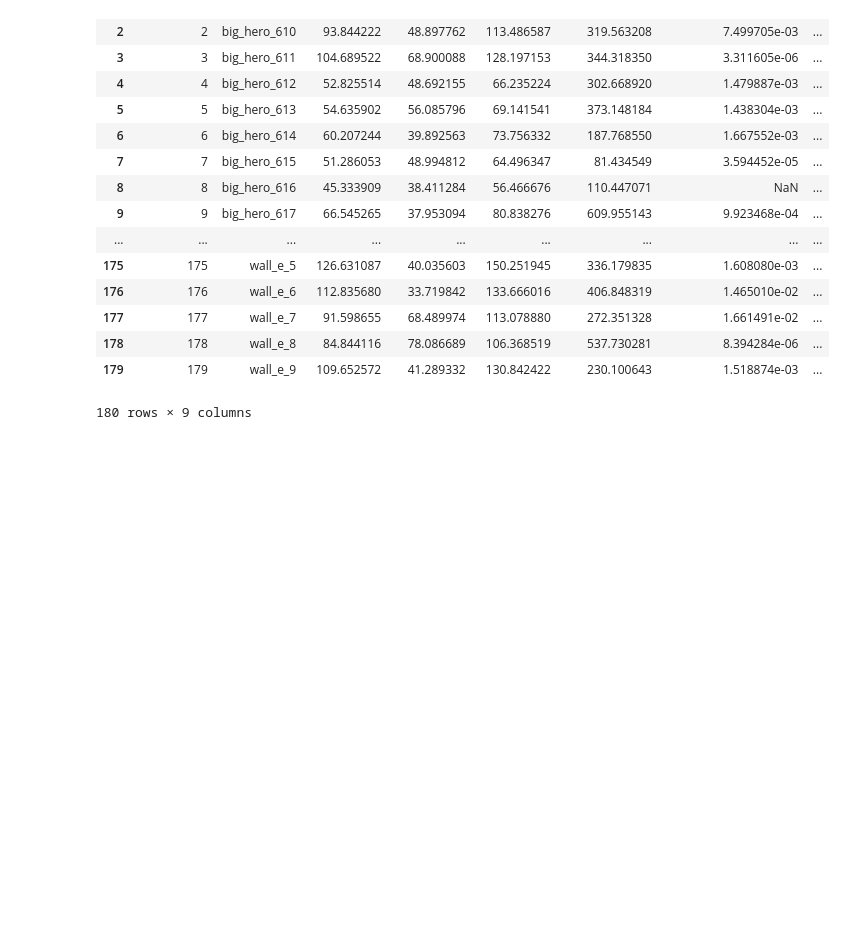
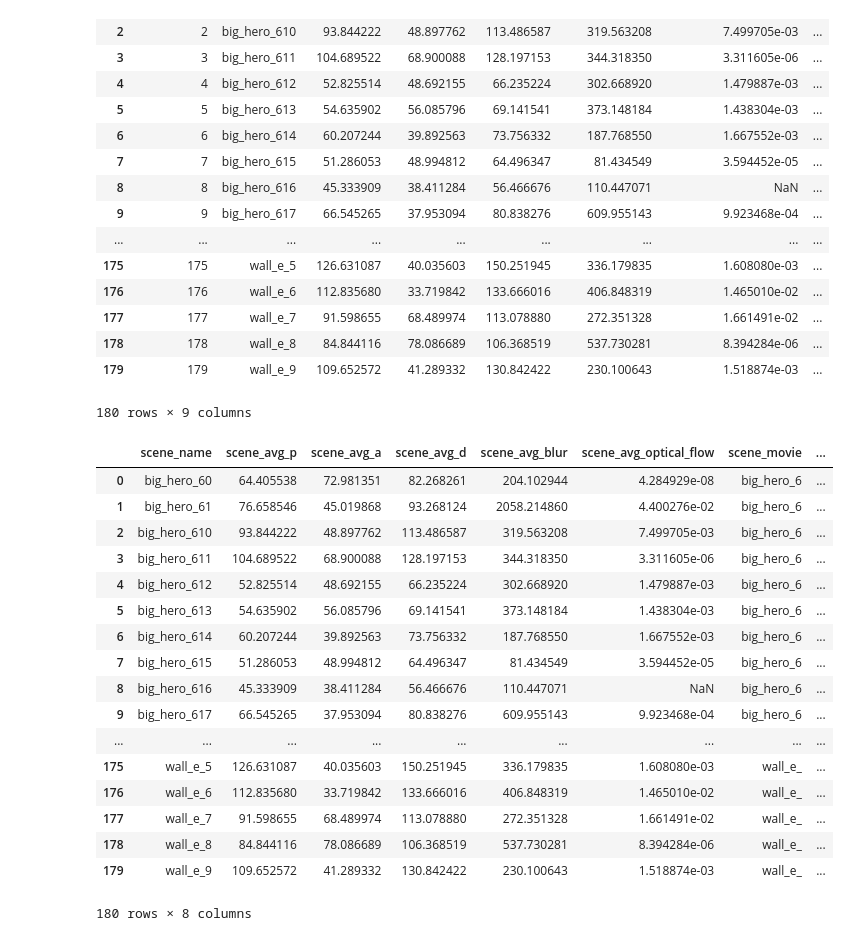
Before and after one commit to ucsd-dsc-arts/dsc160-midterm-group13, a Jupyter notebook: code/notebooks/model trained on outside data.ipynb, the cells around one changed output. Saved outputs shown, nothing was run; the diff lists cells and outputs as text; code cells hidden in the pictures; blank space fills up the shorter version.

Commit message:
clean

```diff
--- a/code/notebooks/model trained on outside data.ipynb
+++ b/code/notebooks/model trained on outside data.ipynb
@@ -137,3 +137,26 @@ temp
 | 178 | 178 | wall_e_8 | 84.844116 | 78.086689 | 106.368519 | 537.730281 | 8.394284e-06 | ... |
 | 179 | 179 | wall_e_9 | 109.652572 | 41.289332 | 130.842422 | 230.100643 | 1.518874e-03 | ... |
 180 rows × 9 columns
+# %%
+df = pd.read_csv('clean_df.csv')
+# %%
+df
+# %% [output]
+|  | scene_name | scene_avg_p | scene_avg_a | scene_avg_d | scene_avg_blur | scene_avg_optical_flow | scene_movie | ... |
+| 0 | big_hero_60 | 64.405538 | 72.981351 | 82.268261 | 204.102944 | 4.284929e-08 | big_hero_6 | ... |
+| 1 | big_hero_61 | 76.658546 | 45.019868 | 93.268124 | 2058.214860 | 4.400276e-02 | big_hero_6 | ... |
+| 2 | big_hero_610 | 93.844222 | 48.897762 | 113.486587 | 319.563208 | 7.499705e-03 | big_hero_6 | ... |
+| 3 | big_hero_611 | 104.689522 | 68.900088 | 128.197153 | 344.318350 | 3.311605e-06 | big_hero_6 | ... |
+| 4 | big_hero_612 | 52.825514 | 48.692155 | 66.235224 | 302.668920 | 1.479887e-03 | big_hero_6 | ... |
+| 5 | big_hero_613 | 54.635902 | 56.085796 | 69.141541 | 373.148184 | 1.438304e-03 | big_hero_6 | ... |
+| 6 | big_hero_614 | 60.207244 | 39.892563 | 73.756332 | 187.768550 | 1.667552e-03 | big_hero_6 | ... |
+| 7 | big_hero_615 | 51.286053 | 48.994812 | 64.496347 | 81.434549 | 3.594452e-05 | big_hero_6 | ... |
+| 8 | big_hero_616 | 45.333909 | 38.411284 | 56.466676 | 110.447071 | NaN | big_hero_6 | ... |
+| 9 | big_hero_617 | 66.545265 | 37.953094 | 80.838276 | 609.955143 | 9.923468e-04 | big_hero_6 | ... |
+| ... | ... | ... | ... | ... | ... | ... | ... | ... |
+| 175 | wall_e_5 | 126.631087 | 40.035603 | 150.251945 | 336.179835 | 1.608080e-03 | wall_e_ | ... |
+| 176 | wall_e_6 | 112.835680 | 33.719842 | 133.666016 | 406.848319 | 1.465010e-02 | wall_e_ | ... |
+| 177 | wall_e_7 | 91.598655 | 68.489974 | 113.078880 | 272.351328 | 1.661491e-02 | wall_e_ | ... |
+| 178 | wall_e_8 | 84.844116 | 78.086689 | 106.368519 | 537.730281 | 8.394284e-06 | wall_e_ | ... |
+| 179 | wall_e_9 | 109.652572 | 41.289332 | 130.842422 | 230.100643 | 1.518874e-03 | wall_e_ | ... |
+180 rows × 8 columns
```
Also changed, not shown: parts of 1 cell of this notebook, 3 other files.
